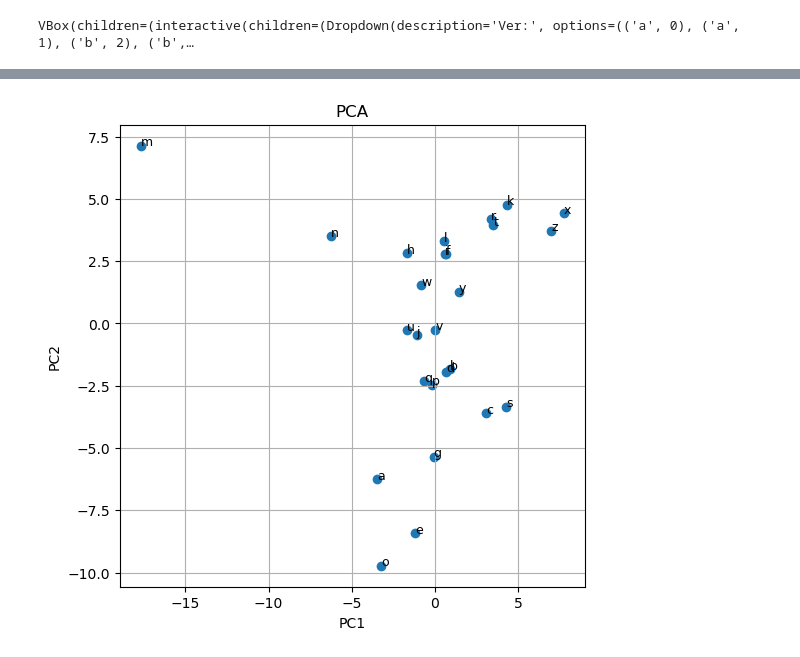
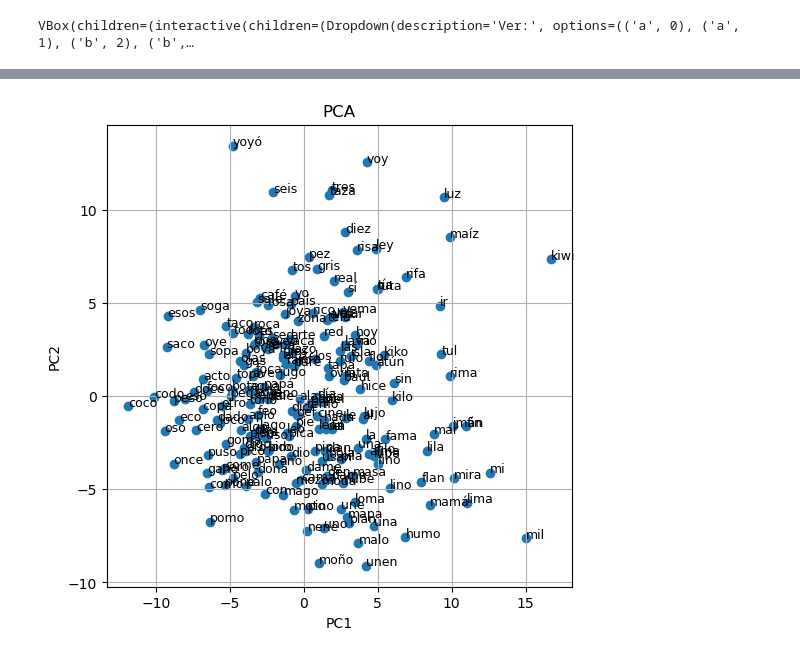
Before and after one commit to martindsq/from-speech, a Jupyter notebook: notebooks/cowaver.ipynb, the cells around one changed output, grey strips where cells are left out. Drawn from its saved outputs; the diff is of its cells as text; code cells hidden in the pictures.

```diff
--- a/notebooks/cowaver.ipynb
+++ b/notebooks/cowaver.ipynb
@@ -505,0 +537,21 @@ TestResults(top1=0.038461538461538464, top3=0.11538461538461539, top5=0.15384615
+# %%
+from cowaver.utils import make_image, pca
+
+def pca_analysis(net: CoWaver, dataset: TinySpeakDataset):
+    words = dataset.words
+
+    xs = []
+    for word in words:
+        x = make_image(word)
+        xs.append(x)
+
+    X = torch.stack(xs, dim=0)
+
+    with torch.no_grad():
+        y_hat, z = net(X)
+
+    torch.manual_seed(42)
+    X_scores = pca(z.mean(dim=1))
+    plot_pca(X_scores, words)
+
+pca_analysis(cowaver, TinySpeakDataset(base_dir=tiny_letter_path / "train"))
@@ -506,20 +560,4 @@ TestResults(top1=0.038461538461538464, top3=0.11538461538461539, top5=0.15384615
 # %%
-from cowaver.utils import make_image, pca
-
-letters = TinySpeakDataset(base_dir=tiny_letter_path / "train").words
-
-xs = []
-for letter in letters:
-    x = make_image(letter)
-    xs.append(x)
-
-X = torch.stack(xs, dim=0)
-
-with torch.no_grad():
-    y_hat, z = cowaver(X)
-
-torch.manual_seed(42)
-X_scores = pca(z.mean(dim=1))
-plot_pca(X_scores, letters)
+pca_analysis(cowaver, TinySpeakDataset(base_dir=tiny_kalulu_path / "train"))
 # %% [output]
-[figure, old version]
+[figure, new version]
```
Also changed, not shown: parts of 12 cells of this notebook, 4 other files.
